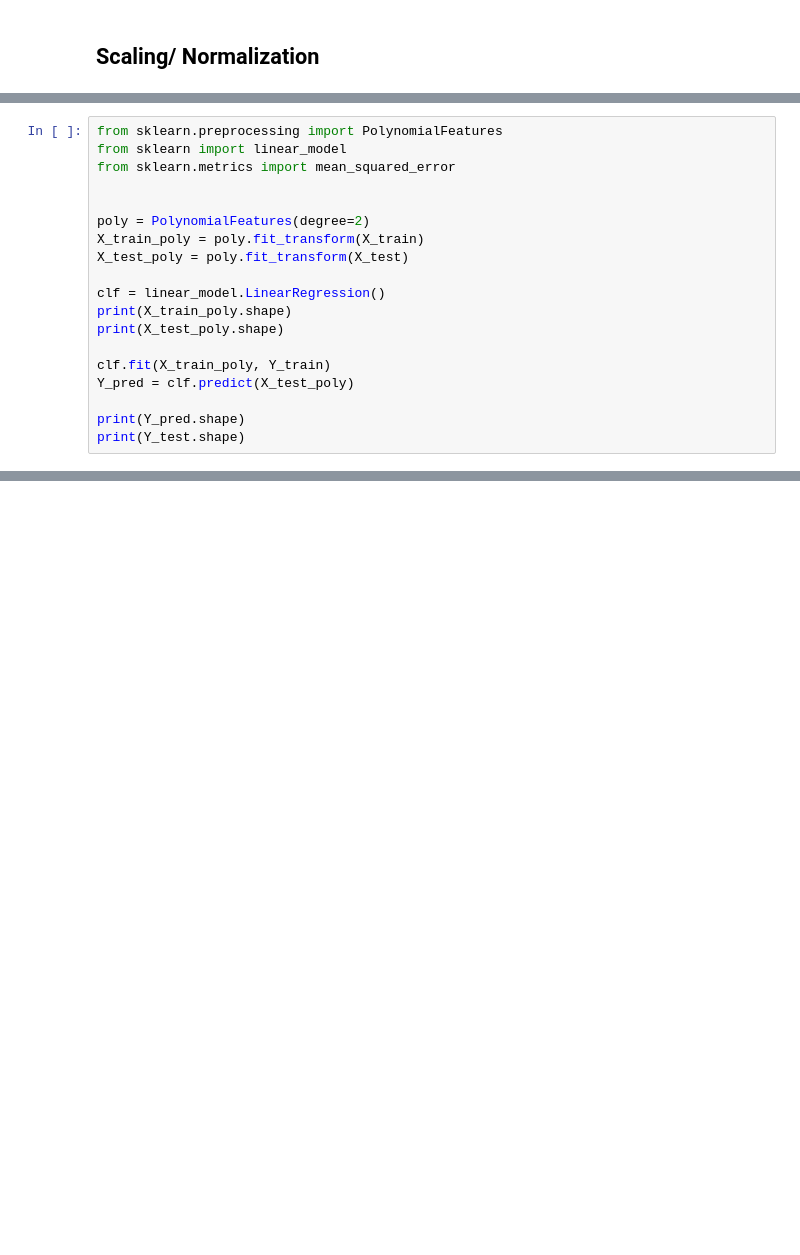
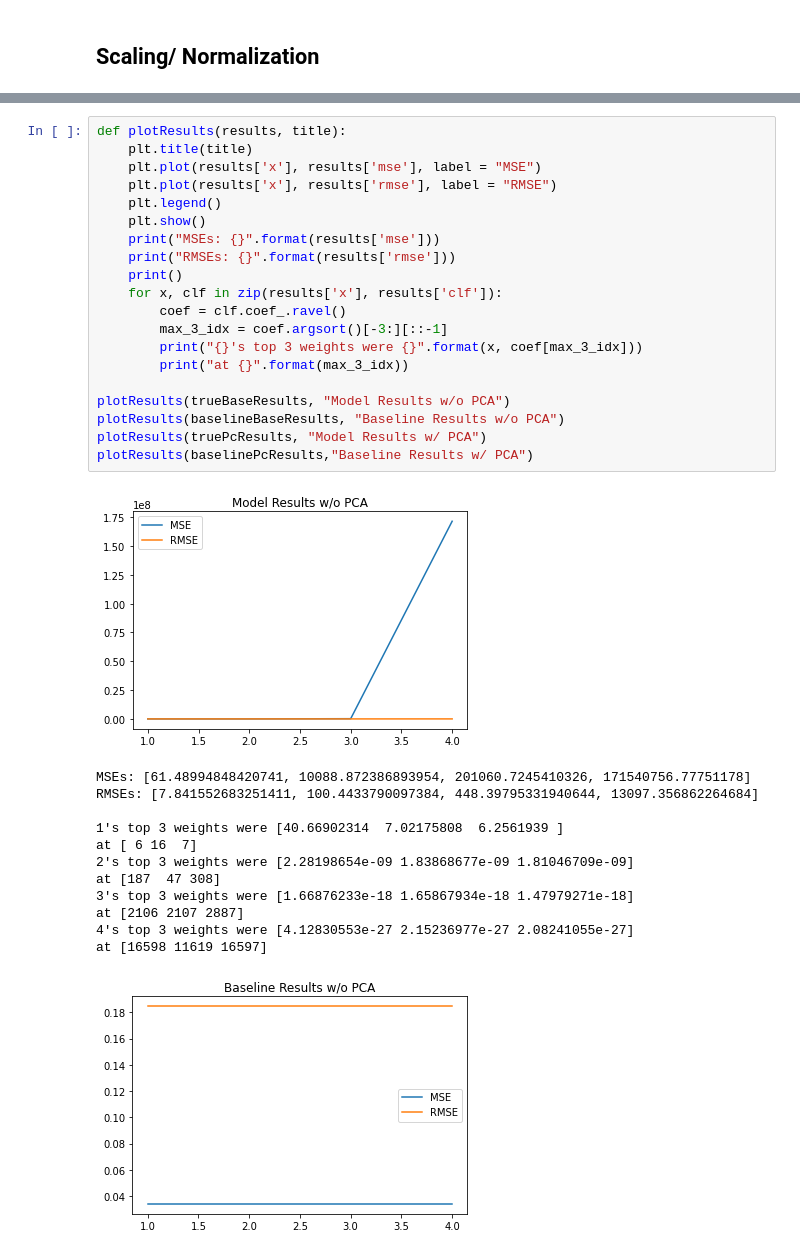
Before and after one commit to CDP99/CS-4641-Group-26, a Jupyter notebook: touchpoint2.ipynb, the cells around one changed output, grey strips where cells are left out. Saved outputs shown, nothing was run; the diff lists cells and outputs as text; blank space fills up the shorter version.

```diff
--- a/touchpoint2.ipynb
+++ b/touchpoint2.ipynb
@@ -144,19 +148,0 @@ print(Y_test.shape)
-# %%
-from sklearn.preprocessing import PolynomialFeatures
-from sklearn import linear_model
-from sklearn.metrics import mean_squared_error
-
-
-poly = PolynomialFeatures(degree=2)
-X_train_poly = poly.fit_transform(X_train)
-X_test_poly = poly.fit_transform(X_test)
-
-clf = linear_model.LinearRegression()
-print(X_train_poly.shape)
-print(X_test_poly.shape)
-
-clf.fit(X_train_poly, Y_train)
-Y_pred = clf.predict(X_test_poly)
-
-print(Y_pred.shape)
-print(Y_test.shape)
@@ -173,0 +235,34 @@ print(Y_pred)
+# %%
+def plotResults(results, title):
+    plt.title(title)
+    plt.plot(results['x'], results['mse'], label = "MSE")
+    plt.plot(results['x'], results['rmse'], label = "RMSE")
+    plt.legend()
+    plt.show()
+    print("MSEs: {}".format(results['mse']))
+    print("RMSEs: {}".format(results['rmse']))
+    print()
+    for x, clf in zip(results['x'], results['clf']):
+        coef = clf.coef_.ravel()
+        max_3_idx = coef.argsort()[-3:][::-1]
+        print("{}'s top 3 weights were {}".format(x, coef[max_3_idx]))
+        print("at {}".format(max_3_idx))
+
+plotResults(trueBaseResults, "Model Results w/o PCA")
+plotResults(baselineBaseResults, "Baseline Results w/o PCA")
+plotResults(truePcResults, "Model Results w/ PCA")
+plotResults(baselinePcResults,"Baseline Results w/ PCA")
+# %% [output]
+[figure, added]
+MSEs: [61.48994848420741, 10088.872386893954, 201060.7245410326, 171540756.77751178]
+RMSEs: [7.841552683251411, 100.4433790097384, 448.39795331940644, 13097.356862264684]
+
+1's top 3 weights were [40.66902314  7.02175808  6.2561939 ]
+at [ 6 16  7]
+2's top 3 weights were [2.28198654e-09 1.83868677e-09 1.81046709e-09]
+at [187  47 308]
+3's top 3 weights were [1.66876233e-18 1.65867934e-18 1.47979271e-18]
+at [2106 2107 2887]
+4's top 3 weights were [4.12830553e-27 2.15236977e-27 2.08241055e-27]
+at [16598 11619 16597]
+[figure, added]
```
Also changed, not shown: parts of 26 cells of this notebook, 3 other files.
